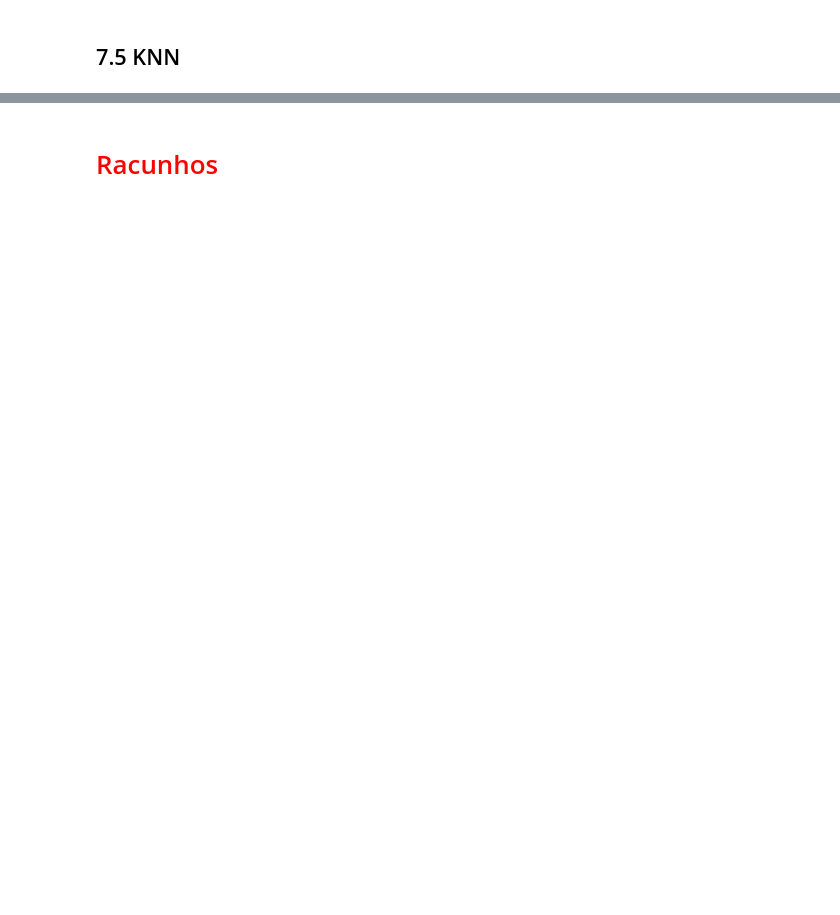
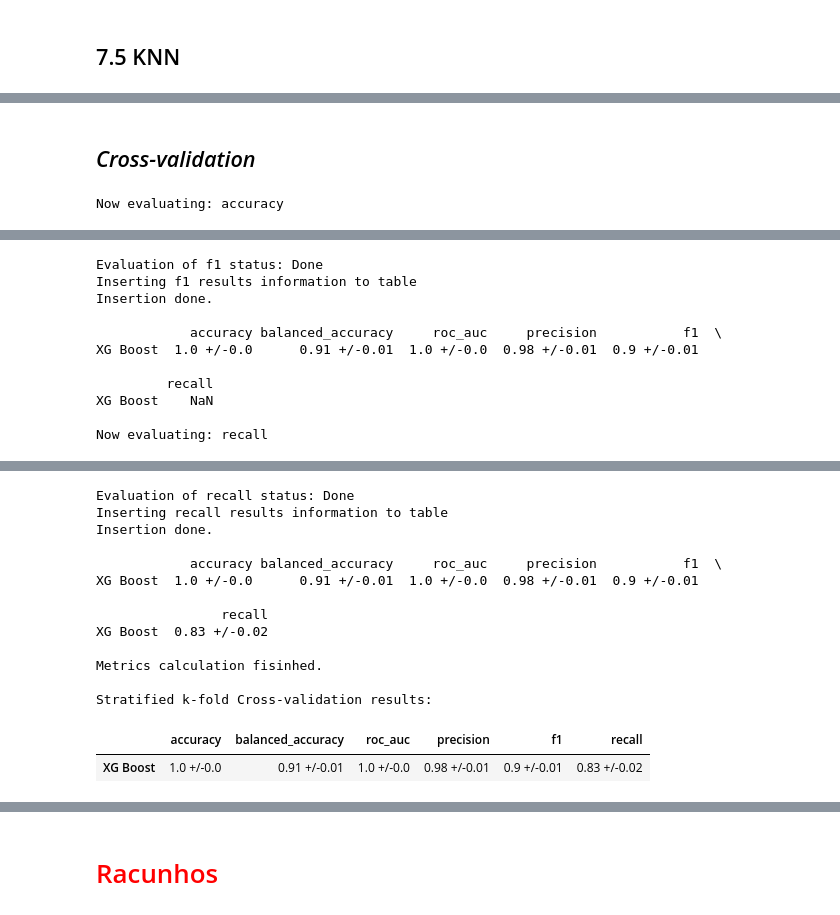
Before and after one commit to GustavoHBDuarte/fraud-detection, a Jupyter notebook: notebook_main.ipynb, the cells around one changed output, grey strips where cells are left out. Saved outputs shown, nothing was run; the diff lists cells and outputs as text; code cells hidden in the pictures; blank space fills up the shorter version.

Commit message:
Cross-validation step finished. Hyperparameter fine tuning step started.

```diff
--- a/notebook_main.ipynb
+++ b/notebook_main.ipynb
@@ -2143,0 +1969,2 @@ xgb_cv = xgb.cv(dtrain=data_dmatrix, params=params, folds =kfold, stratified=Tru
+# %% [markdown]
+##  <font><i>Cross-validation</i></font>
@@ -2143,0 +1984,52 @@ xgb_cv = xgb.cv(dtrain=data_dmatrix, params=params, folds =kfold, stratified=Tru
+# %%
+# Cross-validation - XG Boost
+
+# Metrics to search
+list_metrics_to_search = ['accuracy','balanced_accuracy', 'roc_auc', 'precision', 'f1', 'recall']
+
+
+# Creating a empty df
+df_metrics_cv = pd.DataFrame(columns=list_metrics_to_search) # columns
+df_metrics_cv = df_metrics_cv.append({'accuracy': np.nan}, ignore_index=True) # filling the first row with NA
+df_metrics_cv.index = ['XG Boost'] # setting the string 'XG Boost' as df index
+
+
+# Instantiating the classifier
+model = xgb.XGBClassifier(objective='binary:logistic',
+                          n_estimators=100,
+                          max_depth=10,
+                          tree_method='exact',
+                          n_jobs=-1,
+                          random_state=42)
+
+# Setting the folds (shuffle=True due to imbalance in dataset)
+kfold = StratifiedKFold(n_splits=10, random_state=42, shuffle=True)
+
+
+# loop for metrics evaluation within cross-validation
+for i in list_metrics_to_search:
+
+    print('Now evaluating: {}'.format(i))
+
+
+    results_cv = cross_val_score(model, X_train_boruta, y_train, cv=kfold, n_jobs=-1, verbose=1, scoring=i)
+
+    print('Evaluation of {} status: Done'.format(i))
+
+
+    print('Inserting {} results information to table'.format(i))
+
+    df_metrics_cv[i] = str(round(results_cv.mean(), 2))+' +/-'+str(round(results_cv.std(), 2))
+
+    print('Insertion done.\n')
+
+    print('{}\n'.format(df_metrics_cv))
+
+
+print('Metrics calculation fisinhed.\n')
+
+
+print('Stratified k-fold Cross-validation results:')
+df_metrics_cv
+# %% [output]
+Now evaluating: accuracy
@@ -2143,0 +2078,11 @@ xgb_cv = xgb.cv(dtrain=data_dmatrix, params=params, folds =kfold, stratified=Tru
+Evaluation of f1 status: Done
+Inserting f1 results information to table
+Insertion done.
+
+            accuracy balanced_accuracy     roc_auc     precision           f1  \
+XG Boost  1.0 +/-0.0      0.91 +/-0.01  1.0 +/-0.0  0.98 +/-0.01  0.9 +/-0.01
+
+         recall
+XG Boost    NaN
+
+Now evaluating: recall
@@ -2143,0 +2091,15 @@ xgb_cv = xgb.cv(dtrain=data_dmatrix, params=params, folds =kfold, stratified=Tru
+Evaluation of recall status: Done
+Inserting recall results information to table
+Insertion done.
+
+            accuracy balanced_accuracy     roc_auc     precision           f1  \
+XG Boost  1.0 +/-0.0      0.91 +/-0.01  1.0 +/-0.0  0.98 +/-0.01  0.9 +/-0.01
+
+                recall
+XG Boost  0.83 +/-0.02
+
+Metrics calculation fisinhed.
+
+Stratified k-fold Cross-validation results:
+|  | accuracy | balanced_accuracy | roc_auc | precision | f1 | recall |
+| XG Boost | 1.0 +/-0.0 | 0.91 +/-0.01 | 1.0 +/-0.0 | 0.98 +/-0.01 | 0.9 +/-0.01 | 0.83 +/-0.02 |
```
Also changed, not shown: parts of 40 cells of this notebook.
